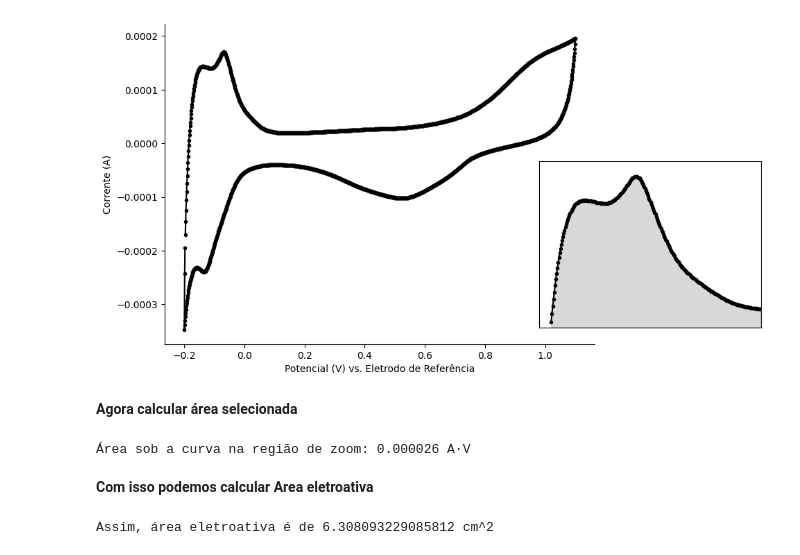
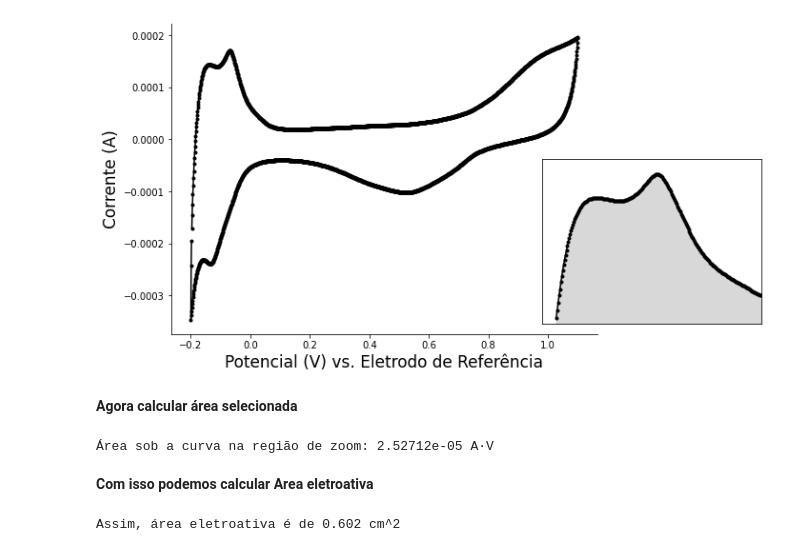
Before and after one commit to PassosSouza/LabsEletroquimica, a Jupyter notebook: Laboratorio 1/Analisar.ipynb, the cells around one changed output. Drawn from its saved outputs; the diff is of its cells as text; code cells hidden in the pictures.

Commit message:
Dados analisados

```diff
--- a/Laboratorio 1/Analisar.ipynb
+++ b/Laboratorio 1/Analisar.ipynb
@@ -11,53 +9,53 @@ V = data['WE(1).Potential (V)'].values
 # %%
 fig, ax = plt.subplots(figsize=(8, 6))
 ax.plot(V, I, linestyle="-",color='black', marker="o", markersize=3, label="Voltametria Cíclica")
 
 # Personalizar o gráfico
-ax.set_xlabel("Potencial (V) vs. Eletrodo de Referência")
-ax.set_ylabel("Corrente (A)")
+ax.set_xlabel("Potencial (V) vs. Eletrodo de Referência", fontsize=17)
+ax.set_ylabel("Corrente (A)", fontsize=17)
 #ax.grid(True, linestyle="--", alpha=0.7)
 
 # Remover os eixos superior e direito
 ax.spines["top"].set_visible(False)
 ax.spines["right"].set_visible(False)
 
 # Criar eixo para o gráfico de zoom no canto superior direito
 ax_zoom = fig.add_axes([0.8, 0.15, 0.4, 0.4])  # [posição_x, posição_y, largura, altura]
 
-# Filtrar os dados para o intervalo desejado (-0.2V a 0.1V, corrente positiva)
-mask = (V >= -0.2) & (V <= 0.1) & (I > 0)
+# Filtrar os dados para o intervalo desejado (-0.2V a 0.05V, corrente positiva)
+mask = (V >= -0.2) & (V <= 0.05) & (I > 0)
 V_zoom = V[mask]
 I_zoom = I[mask]
 
 # Plotar o zoom
 ax_zoom.plot(V_zoom, I_zoom, linestyle="-", marker="o", markersize=3, color="black")
 ax_zoom.fill_between(V_zoom, I_zoom, alpha=0.3, color="gray")
 #ax_zoom.grid(True, linestyle="--", alpha=0.5)
 
 # Ajustar limites do zoom
-ax_zoom.set_xlim(-0.2, 0.1)
+ax_zoom.set_xlim(-0.2, 0.05)
 ax_zoom.set_ylim(0, max(I_zoom) * 1.1)
 
 ax_zoom.set_yticks([])
 ax_zoom.set_xticks([])
 
 plt.savefig('Cyclic.svg',dpi=300)
 # %% [output]
-[figure, old version]
+[figure, new version]
 # %% [markdown]
 **Agora calcular área selecionada**
 # %%
 # Calcular a área usando a regra do trapézio
-Area_graf = np.trapz(I_zoom, V_zoom)
-print(f"Área sob a curva na região de zoom: {Area_graf:.6f} A·V")
+Area_graf = np.trapz(I_zoom, V_zoom) #Recebe dados do eixo y e depois do eixo x
+print(f"Área sob a curva na região de zoom: {Area_graf:.6} A·V")
 # %% [output]
-Área sob a curva na região de zoom: 0.000026 A·V
+Área sob a curva na região de zoom: 2.52712e-05 A·V
 # %% [markdown]
 **Com isso podemos calcular Area eletroativa**
 # %%
-QQ = 210e-6 #Q/cm^2
+QQ = 210e-5 #Q/cm^2
 nu = 20e-3 #V/s
-A_reac = Area_graf/(QQ*nu)
-print(f'Assim, área eletroativa é de {A_reac} cm^2')
+A_reac = Area_graf/( QQ*nu )
+print(f'Assim, área eletroativa é de {A_reac:.3} cm^2')
 # %% [output]
-Assim, área eletroativa é de 6.308093229085812 cm^2
+Assim, área eletroativa é de 0.602 cm^2
```
Also changed, not shown: parts of 1 cell of this notebook.
